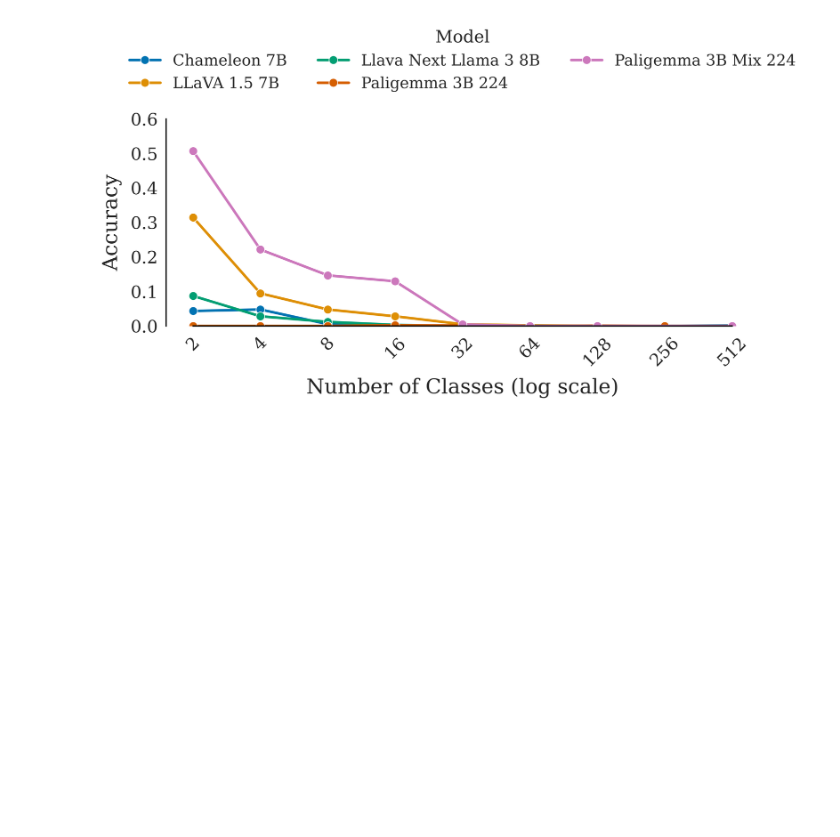
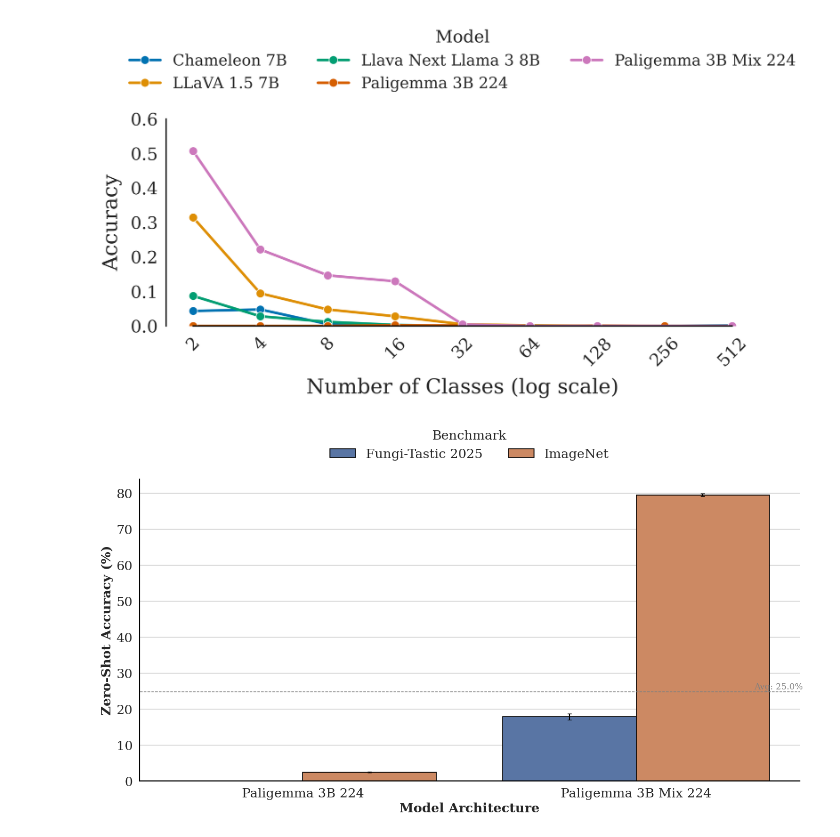
Before and after one commit to facebookresearch/unibench, a Jupyter notebook: figures/vllm_figures.ipynb, the cells around one changed output. Saved outputs shown, nothing was run; the diff lists cells and outputs as text; code cells hidden in the pictures; blank space fills up the shorter version.

Commit message:
redering figures

```diff
--- a/figures/vllm_figures.ipynb
+++ b/figures/vllm_figures.ipynb
@@ -267,0 +299,80 @@ plt.show()
+# %%
+import seaborn as sns
+import matplotlib.pyplot as plt
+import pandas as pd
+
+# Compute mean and SEM
+df_mean = results.groupby(["model_name", "benchmark_name"]).correctness.mean().reset_index()
+df_sem = results.groupby(["model_name", "benchmark_name"]).correctness.sem().reset_index()
+
+# Merge mean and SEM
+model_data = pd.merge(df_mean, df_sem, on=["model_name", "benchmark_name"], suffixes=('', '_sem'))
+model_data['performance'] = model_data['correctness'] * 100
+model_data['sem'] = model_data['correctness_sem'] * 100
+
+# --- Styling ---
+LABEL_FONT_SIZE = 18
+TICK_FONT_SIZE = 18
+TITLE_FONT_SIZE = 20
+ANNOTATION_FONT_SIZE = 12
+
+sns.set_theme(style="whitegrid")
+plt.rcParams.update({
+    'font.family': 'serif',
+    'axes.labelsize': LABEL_FONT_SIZE,
+    'axes.labelweight': 'bold',
+    'xtick.labelsize': TICK_FONT_SIZE,
+    'ytick.labelsize': TICK_FONT_SIZE,
+    'axes.linewidth': 1.5,
+    'axes.edgecolor': 'black'
+})
+
+# Create figure
+plt.figure(figsize=(14, 8))
+
+# Barplot
+ax = sns.barplot(
+    data=model_data,
+    x='model_name',
+    y='performance',
+    hue='benchmark_name',
+    edgecolor='black',
+    linewidth=1.2
+)
+
+# Add error bars
+for i, (x, row) in enumerate(model_data.iterrows()):
+    x_pos = ax.get_xticks()[model_data['model_name'].unique().tolist().index(row['model_name'])]
+    offset = -0.2 if row['benchmark_name'] == model_data['benchmark_name'].unique()[0] else 0.2
+    plt.errorbar(x_pos + offset, row['performance'], yerr=row['sem'], fmt='none', color='black',
+                 capsize=3, elinewidth=1.5)
+
+# Labels
+ax.set_xlabel('Model Architecture')
+ax.set_ylabel('Zero-Shot Accuracy (%)')
+# ax.set_title('Performance on Fungi-Tastic 2025', fontsize=TITLE_FONT_SIZE, weight='bold')
+
+# Add average line
+avg_performance = model_data['performance'].mean()
+ax.axhline(avg_performance, linestyle='--', color='gray', linewidth=1)
+ax.text(len(model_data['model_name'].unique()) - 0.5, avg_performance + 0.5,
+        f'Avg: {avg_performance:.1f}%', fontsize=ANNOTATION_FONT_SIZE,
+        color='gray', ha='right')
+
+# Legend & layout
+# Legend on top, larger font, no border
+ax.legend(
+    title='Benchmark',
+    title_fontsize=LABEL_FONT_SIZE,
+    fontsize=LABEL_FONT_SIZE,
+    loc='upper center',
+    bbox_to_anchor=(0.5, 1.2),
+    ncol=len(model_data['benchmark_name'].unique()),
+    frameon=False
+)
+
+sns.despine()
+plt.tight_layout()
+plt.show()
+# %% [output]
+[figure, added]
```
Also changed, not shown: parts of 4 cells of this notebook, 1 other file.
